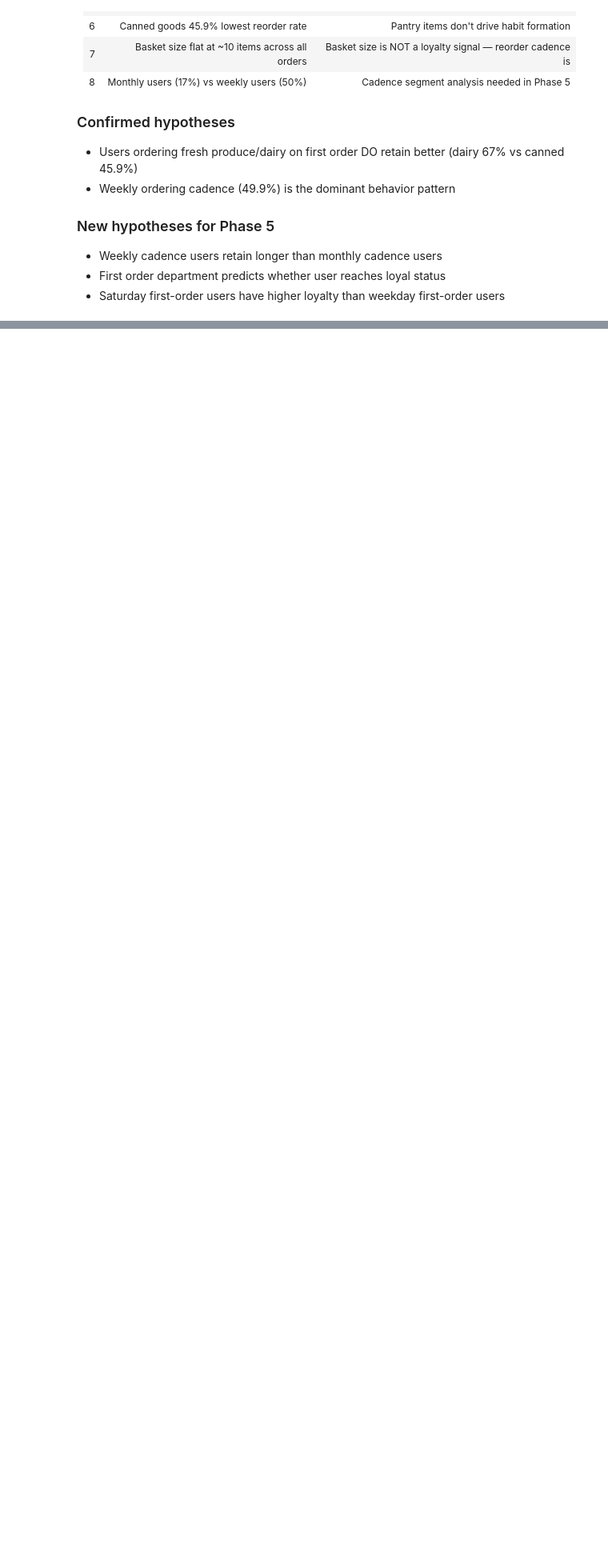
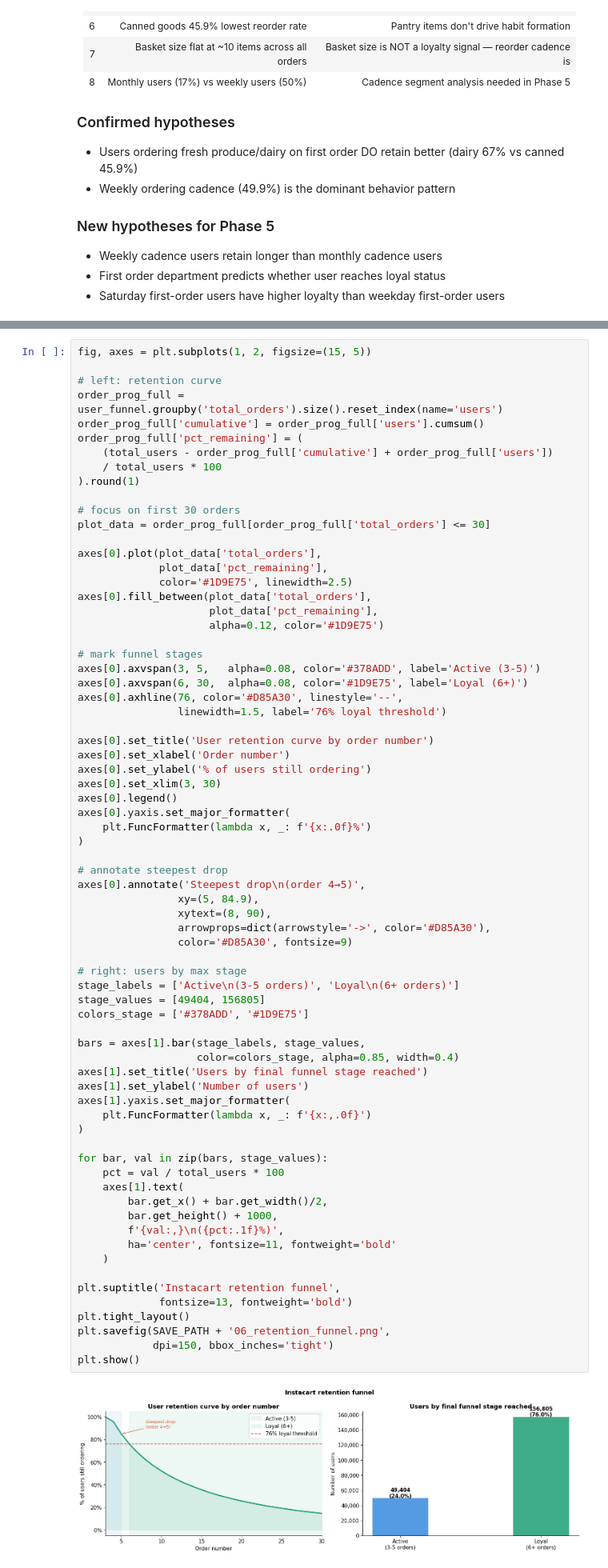
Before and after one commit to NPK05/funnel-analysis-project, a Jupyter notebook: notebooks/02_instacart.ipynb, the cells around one changed output, grey strips where cells are left out. Shown at 80% size. Saved outputs shown, nothing was run; the diff lists cells and outputs as text; blank space fills up the shorter version.

Commit message:
Phase 5: Instacart retention funnel complete — 76% loyalty, cadence analysis done

```diff
--- a/notebooks/02_instacart.ipynb
+++ b/notebooks/02_instacart.ipynb
@@ -1542,0 +1645,73 @@ So what: Growing basket = users finding more value over time
+# %%
+fig, axes = plt.subplots(1, 2, figsize=(15, 5))
+
+# left: retention curve
+order_prog_full = user_funnel.groupby('total_orders').size().reset_index(name='users')
+order_prog_full['cumulative'] = order_prog_full['users'].cumsum()
+order_prog_full['pct_remaining'] = (
+    (total_users - order_prog_full['cumulative'] + order_prog_full['users'])
+    / total_users * 100
+).round(1)
+
+# focus on first 30 orders
+plot_data = order_prog_full[order_prog_full['total_orders'] <= 30]
+
+axes[0].plot(plot_data['total_orders'],
+             plot_data['pct_remaining'],
+             color='#1D9E75', linewidth=2.5)
+axes[0].fill_between(plot_data['total_orders'],
+                     plot_data['pct_remaining'],
+                     alpha=0.12, color='#1D9E75')
+
+# mark funnel stages
+axes[0].axvspan(3, 5,   alpha=0.08, color='#378ADD', label='Active (3-5)')
+axes[0].axvspan(6, 30,  alpha=0.08, color='#1D9E75', label='Loyal (6+)')
+axes[0].axhline(76, color='#D85A30', linestyle='--',
+                linewidth=1.5, label='76% loyal threshold')
+
+axes[0].set_title('User retention curve by order number')
+axes[0].set_xlabel('Order number')
+axes[0].set_ylabel('% of users still ordering')
+axes[0].set_xlim(3, 30)
+axes[0].legend()
+axes[0].yaxis.set_major_formatter(
+    plt.FuncFormatter(lambda x, _: f'{x:.0f}%')
+)
+
+# annotate steepest drop
+axes[0].annotate('Steepest drop\n(order 4→5)',
+                xy=(5, 84.9),
+                xytext=(8, 90),
+                arrowprops=dict(arrowstyle='->', color='#D85A30'),
+                color='#D85A30', fontsize=9)
+
+# right: users by max stage
+stage_labels = ['Active\n(3-5 orders)', 'Loyal\n(6+ orders)']
+stage_values = [49404, 156805]
+colors_stage = ['#378ADD', '#1D9E75']
+
+bars = axes[1].bar(stage_labels, stage_values,
+                   color=colors_stage, alpha=0.85, width=0.4)
+axes[1].set_title('Users by final funnel stage reached')
+axes[1].set_ylabel('Number of users')
+axes[1].yaxis.set_major_formatter(
+    plt.FuncFormatter(lambda x, _: f'{x:,.0f}')
+)
+
+for bar, val in zip(bars, stage_values):
+    pct = val / total_users * 100
+    axes[1].text(
+        bar.get_x() + bar.get_width()/2,
+        bar.get_height() + 1000,
+        f'{val:,}\n({pct:.1f}%)',
+        ha='center', fontsize=11, fontweight='bold'
+    )
+
+plt.suptitle('Instacart retention funnel',
+             fontsize=13, fontweight='bold')
+plt.tight_layout()
+plt.savefig(SAVE_PATH + '06_retention_funnel.png',
+            dpi=150, bbox_inches='tight')
+plt.show()
+# %% [output]
+[figure, added]
```
Also changed, not shown: parts of 7 cells of this notebook, 3 other files.
